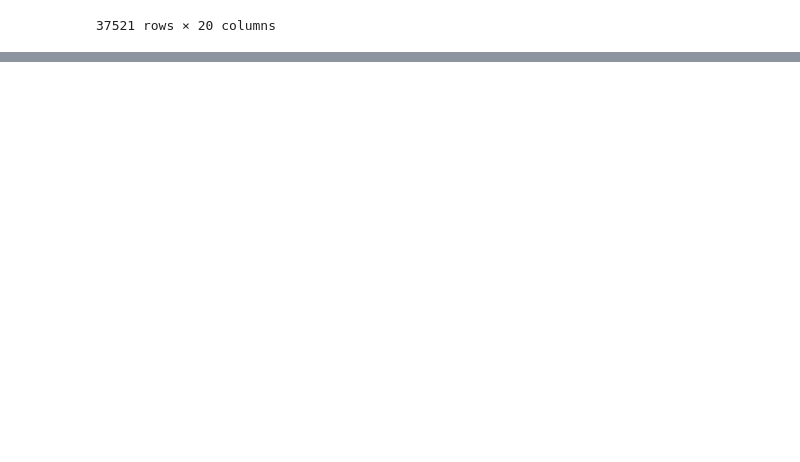
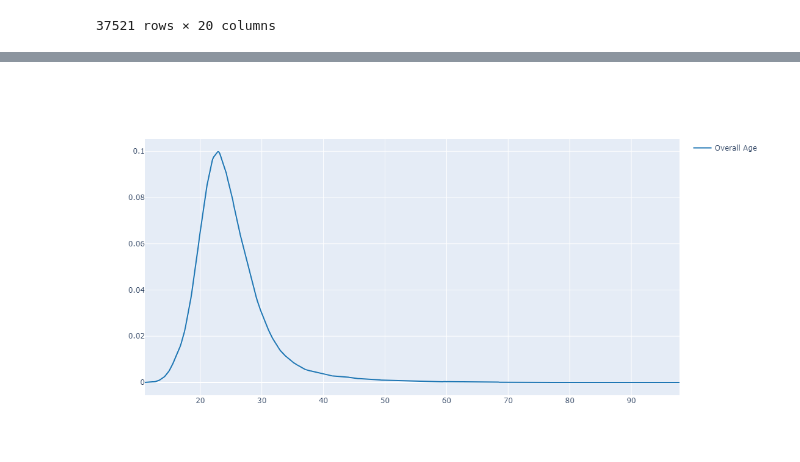
Before and after one commit to AditiKamble06/Olympics_analysis, a Jupyter notebook: olympics.ipynb, the cells around one changed output, grey strips where cells are left out. Cells and saved outputs as stored; diff of their text form; code cells hidden in the pictures; blank space fills up the shorter version.

```diff
--- a/olympics.ipynb
+++ b/olympics.ipynb
@@ -502,0 +612,6 @@ KeyError: 'medals'
+# %%
+import plotly.figure_factory as ff
+fig = ff.create_distplot([x1.to_list()], ['Overall Age'],show_hist=False, show_rug=False)
+# %%
+fig
+# %% [output]
@@ -502,0 +619 @@ KeyError: 'medals'
+[figure, added]
```
Also changed, not shown: parts of 23 cells of this notebook, 19 other files.
